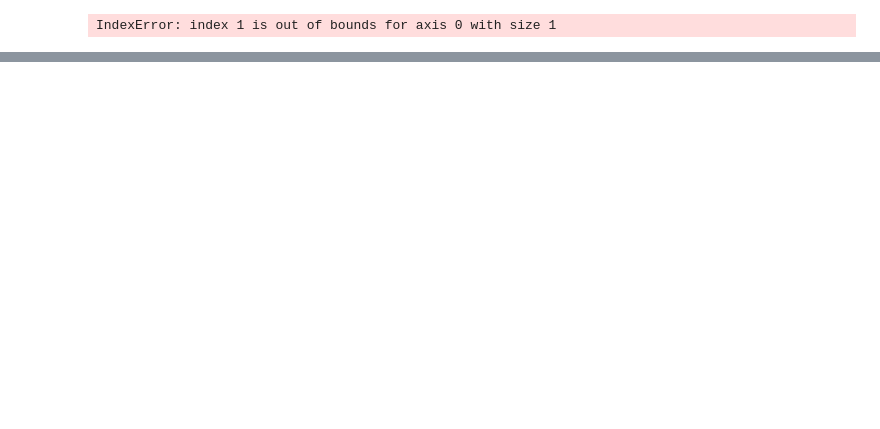
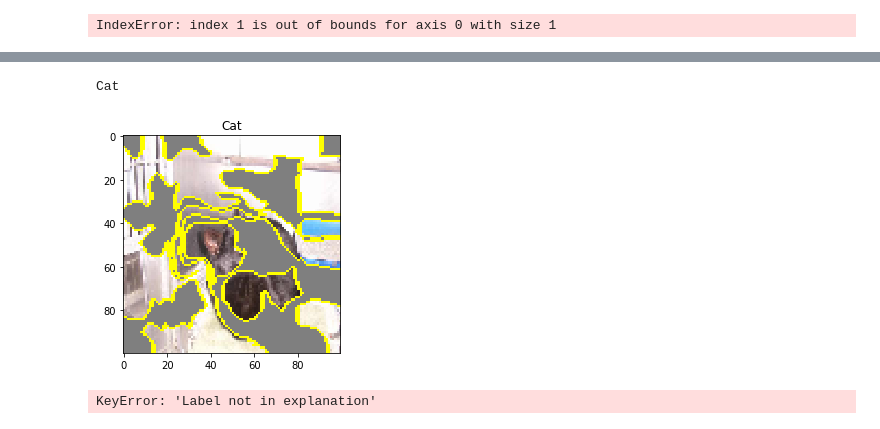
Before and after one commit to LudwigSchallner/limeandcnn, a Jupyter notebook: LIME.ipynb, the cells around one changed output, grey strips where cells are left out. Cells and saved outputs as stored; diff of their text form; code cells hidden in the pictures; blank space fills up the shorter version.

```diff
--- a/LIME.ipynb
+++ b/LIME.ipynb
@@ -57,7 +57,7 @@ def decode_prediction(preds):
     decoded_list = list()
     decoded_list.append([])
     for i in range(len(label_list)):
-        decoded_list[0].append([label_list[i],preds[i]])
+        #decoded_list[0].append([label_list[i],preds[i]])
     return decoded_list
 
 def getIdByLabel(label):
@@ -136,30 +149,34 @@ for image in images:
 # %%
 for i in range(len(explantions)):
-    if data_type == 'tabak':
+    if data_type == 'tabak' or data_type == 'catdog':
         temp, mask = explantions[i].get_image_and_mask(0,
                                                    positive_only=True,
                                                    hide_rest=True,
                                                    num_features=50)
         print(getLabelById(getHighestID(preds[i])))
         plt.figure()
         plt.title(getLabelById(0))
         plt.imshow(mark_boundaries(temp / 2 + 0.5, mask))
         plt.show()
         temp, mask = explantions[i].get_image_and_mask(1,
                                                    positive_only=True,
                                                    hide_rest=True,
                                                    num_features=50)
         plt.figure()
         plt.title(getLabelById(1))
         plt.imshow(mark_boundaries(temp / 2 + 0.5, mask))
         plt.show()
         print("_________")
     else:
         temp, mask = explantions[i].get_image_and_mask(getHighestID(preds[i]),
                                                    positive_only=True,
-                                                   hide_rest=True,
-                                                   num_features=10)
+                                                   hide_rest=False,
+                                                   num_features=50)
         print(getLabelById(getHighestID(preds[i])))
         plt.figure()
         plt.imshow(mark_boundaries(temp / 2 + 0.5, mask))
         plt.show()
+# %% [output]
+Cat
+[figure, added]
+KeyError: 'Label not in explanation'
```
Also changed, not shown: parts of 3 cells of this notebook, 3 other files.
